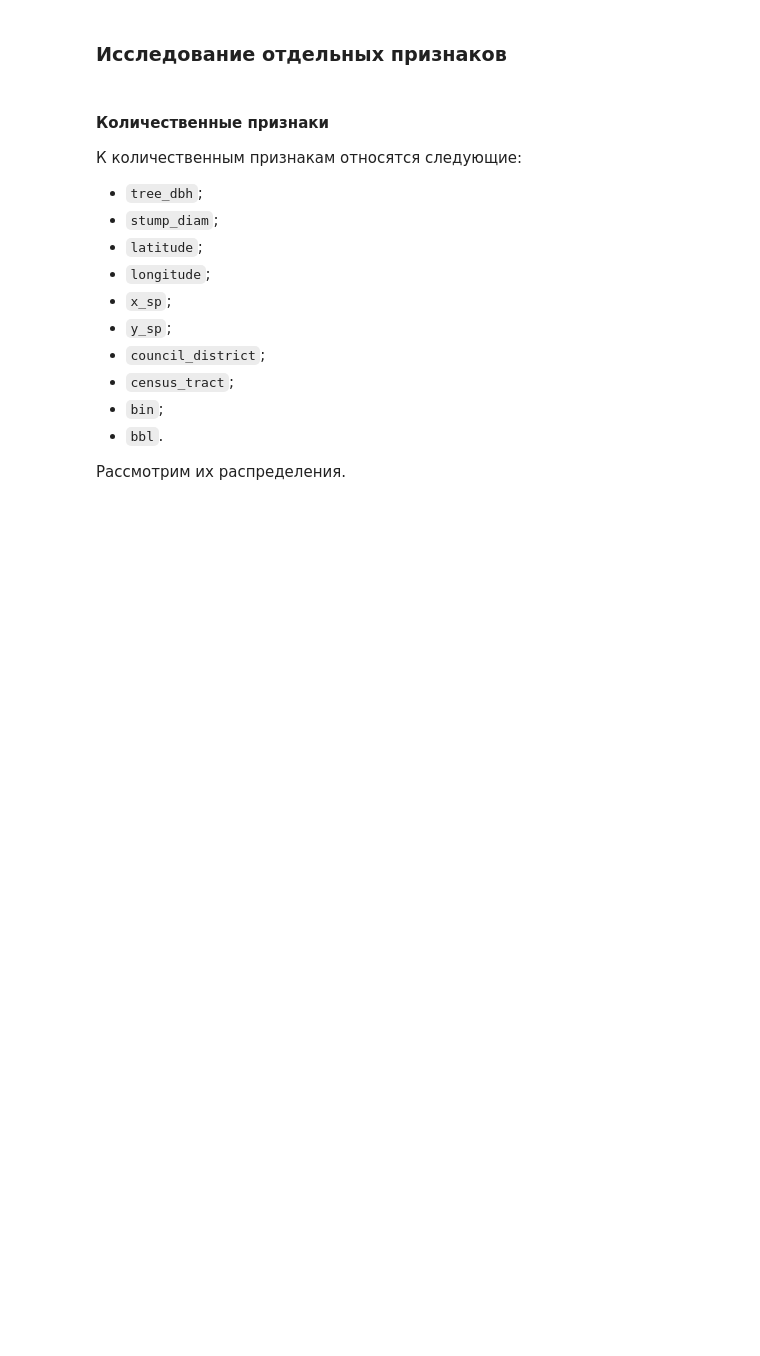
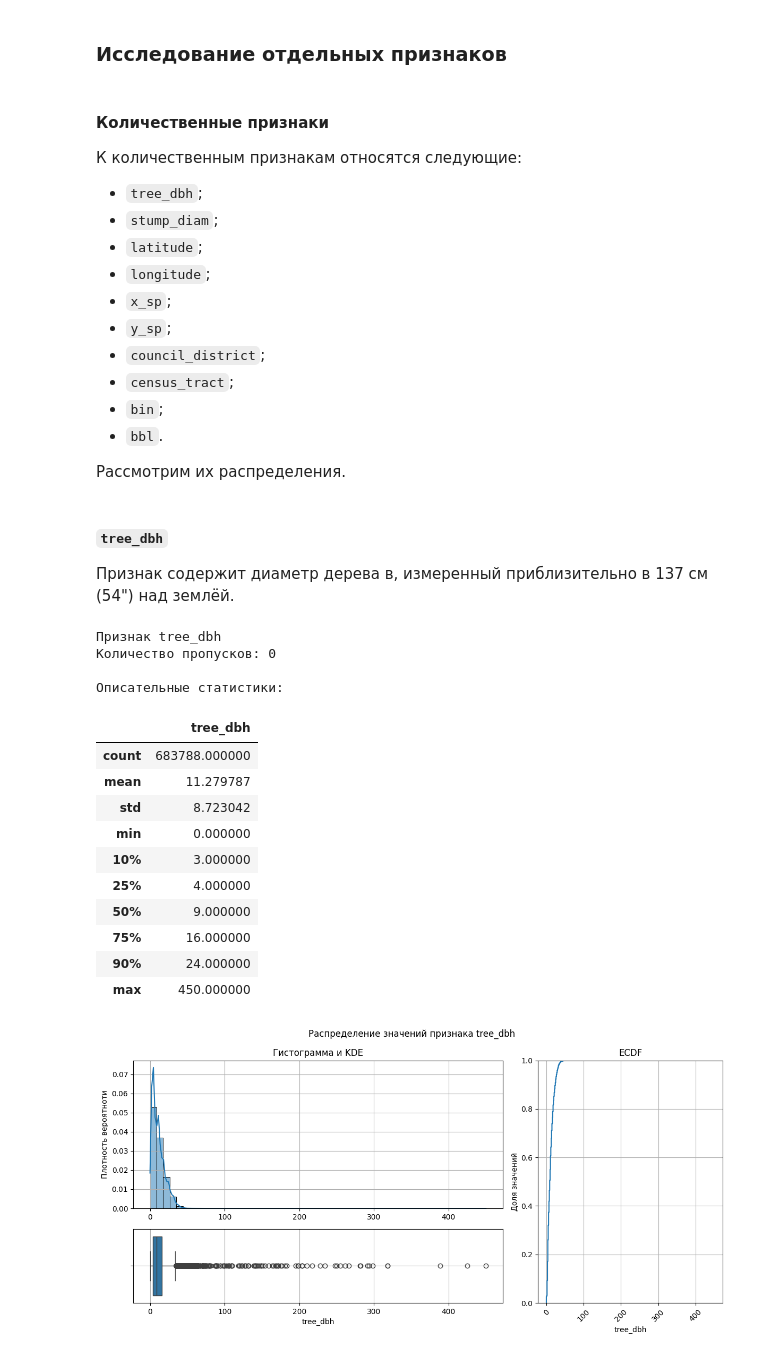
Before and after one commit to AlekseiBogachev/ny-tree-census, a Jupyter notebook: notebooks/exploratory/eda.ipynb, the cells around one changed output. Cells and saved outputs as stored; diff of their text form; code cells hidden in the pictures; blank space fills up the shorter version.

Commit message:
Исправлены опечатки в документации, добавлено исследование признаков tree_dbh, stump-deam

```diff
--- a/notebooks/exploratory/eda.ipynb
+++ b/notebooks/exploratory/eda.ipynb
@@ -361,3 +359,30 @@ pd.DataFrame(
 - `bbl`.
 
 Рассмотрим их распределения.
+# %% [markdown]
+##### `tree_dbh`
+Признак содержит диаметр дерева в, измеренный приблизительно в 137 см (54") над
+землёй.
+# %%
+explore_num_feature(
+    data=dataset,
+    column_name="tree_dbh",
+    bins=51,
+)
+# %% [output]
+Признак tree_dbh
+Количество пропусков: 0
+
+Описательные статистики:
+|  | tree_dbh |
+| count | 683788.000000 |
+| mean | 11.279787 |
+| std | 8.723042 |
+| min | 0.000000 |
+| 10% | 3.000000 |
+| 25% | 4.000000 |
+| 50% | 9.000000 |
+| 75% | 16.000000 |
+| 90% | 24.000000 |
+| max | 450.000000 |
+[figure, added]
```
Also changed, not shown: parts of 7 cells of this notebook, 2 other files.
